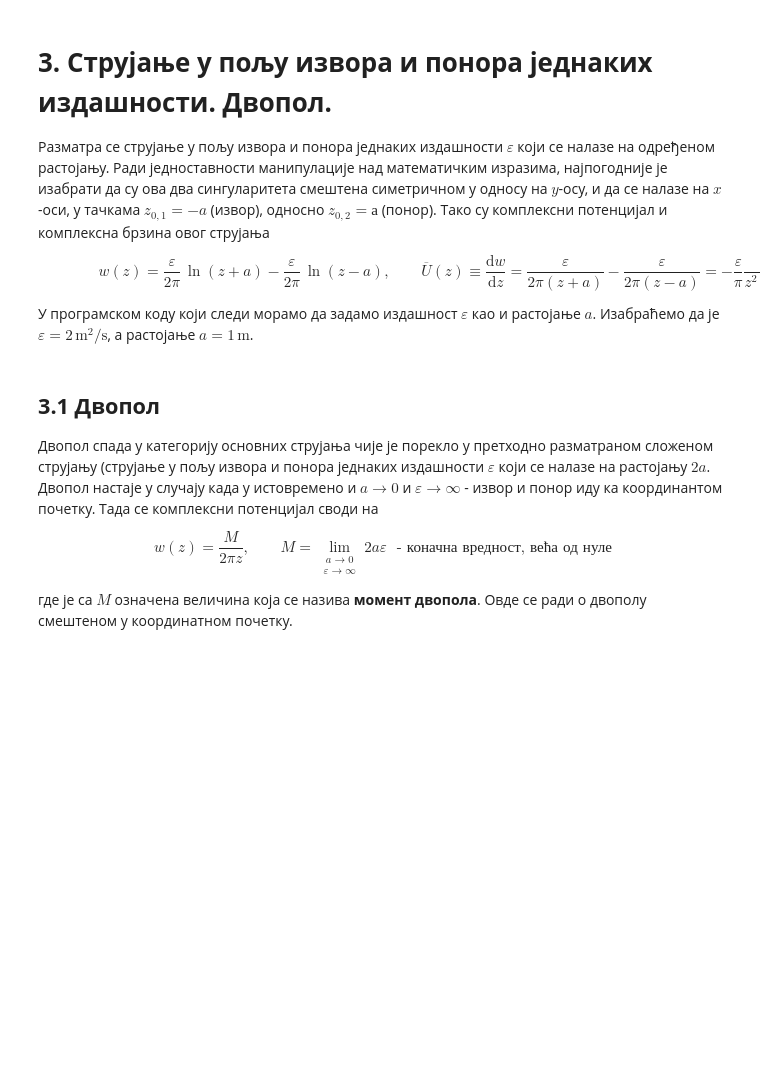
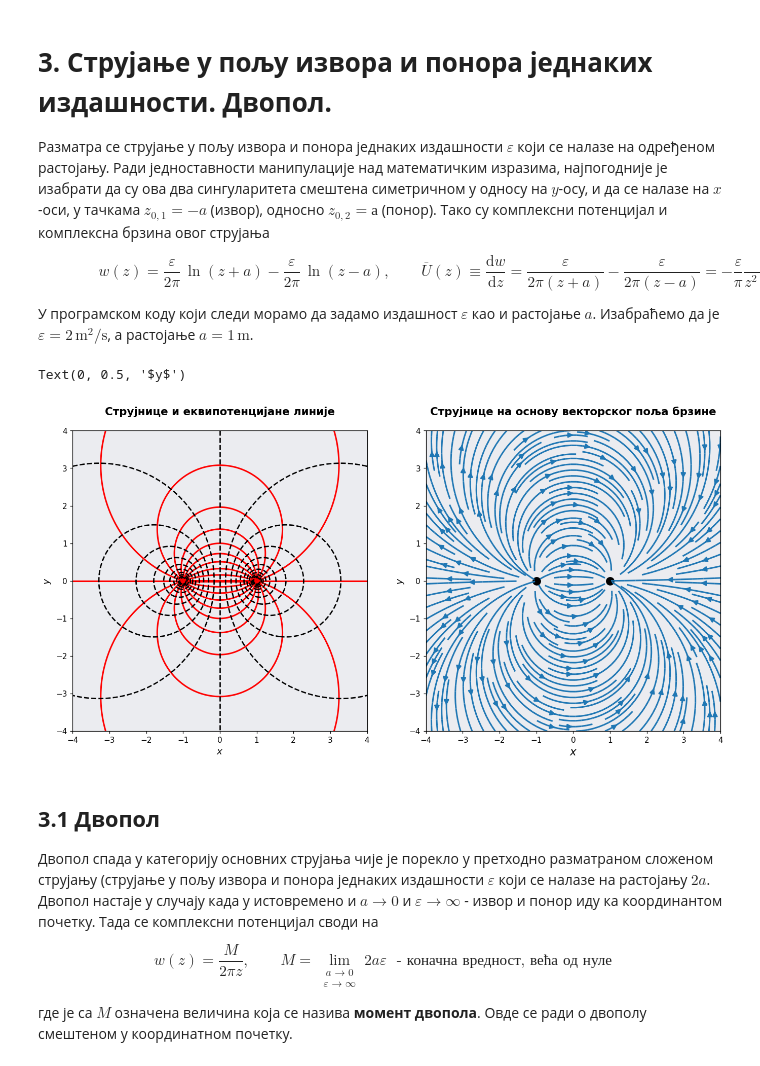
Before and after one commit to cocicar/RPSNF, a Jupyter notebook: 03-Izvor_ponor_dvopol.ipynb, the cells around one changed output. Saved outputs shown, nothing was run; the diff lists cells and outputs as text; code cells hidden in the pictures; blank space fills up the shorter version.

```diff
--- a/03-Izvor_ponor_dvopol.ipynb
+++ b/03-Izvor_ponor_dvopol.ipynb
@@ -11,8 +11,8 @@ import numpy as np
 from matplotlib import pyplot as plt
 plt.rcParams['axes.facecolor'] = '#EBECF0' # светло сива позадина дијаграма
 
-Nx = 501
-Ny = 501
+Nx = 401
+Ny = 401
 x = np.linspace(-4, 4, Nx)
 y = np.linspace(-4, 4, Ny)
 X,Y = np.meshgrid(x,y)
@@ -30,33 +30,36 @@ psi = Wz.imag
 psi_i = np.linspace(-Eps/2, Eps/2, 21)
 phi_i = np.linspace(-Eps/2, Eps/2, 21)
 
 
 Uz = Eps/(2*np.pi*(z + a)) - Eps/(2*np.pi*(z - a))
 u = Uz.real
 v = -Uz.imag
 
 
 plt.figure(figsize=(15, 7), dpi=110)
 plt.subplots_adjust(hspace=1)
 
 # Први дијаграм - струјнице и еквипотенцијалне линије
 fig1 = plt.subplot(1,2,1)
 plt.title("Струјнице и еквипотенцијане линије", fontsize=14, pad = 20, weight='bold')
 strunice = fig1.contour(X,Y, psi, levels = psi_i, linewidths=2, colors='red', linestyles='solid')
 ekvipotencijalne_linije = plt.contour(X,Y, phi, levels = phi_i, linewidths=1.75, linestyles='dashed', colors='black')
 fig1.scatter(-a,0, color='black', s = 100, marker='o', zorder=1)
 fig1.scatter(a,0, color='black', s = 100, marker='o', zorder=1)
 plt.xlabel("$x$", fontsize=12)
 plt.ylabel("$y$", fontsize=12)
 
 fig2 = plt.subplot(1,2,2)
 plt.title("Струјнице на основу векторског поља брзине", fontsize=14, pad = 20, weight='bold')
 fig2.streamplot(X, Y, u, v, density=[1.75], linewidth=2, arrowsize = 1.25)
 #fig2.contour(X,Y, psi, levels=[0], colors='red', linewidths=3, linestyles='solid')
 fig2.scatter(-a,0, color='black', s = 100, marker='o', zorder=1)
 fig2.scatter(a,0, color='black', s = 100, marker='o', zorder=1)
 plt.xlabel("$x$", fontsize=14)
 plt.ylabel("$y$", fontsize=12)
+# %% [output]
+Text(0, 0.5, '$y$')
+[figure, added]
 # %% [markdown]
 
 ## **3.1 Двопол**
```
Also changed, not shown: parts of 1 cell of this notebook, 2 other files.
